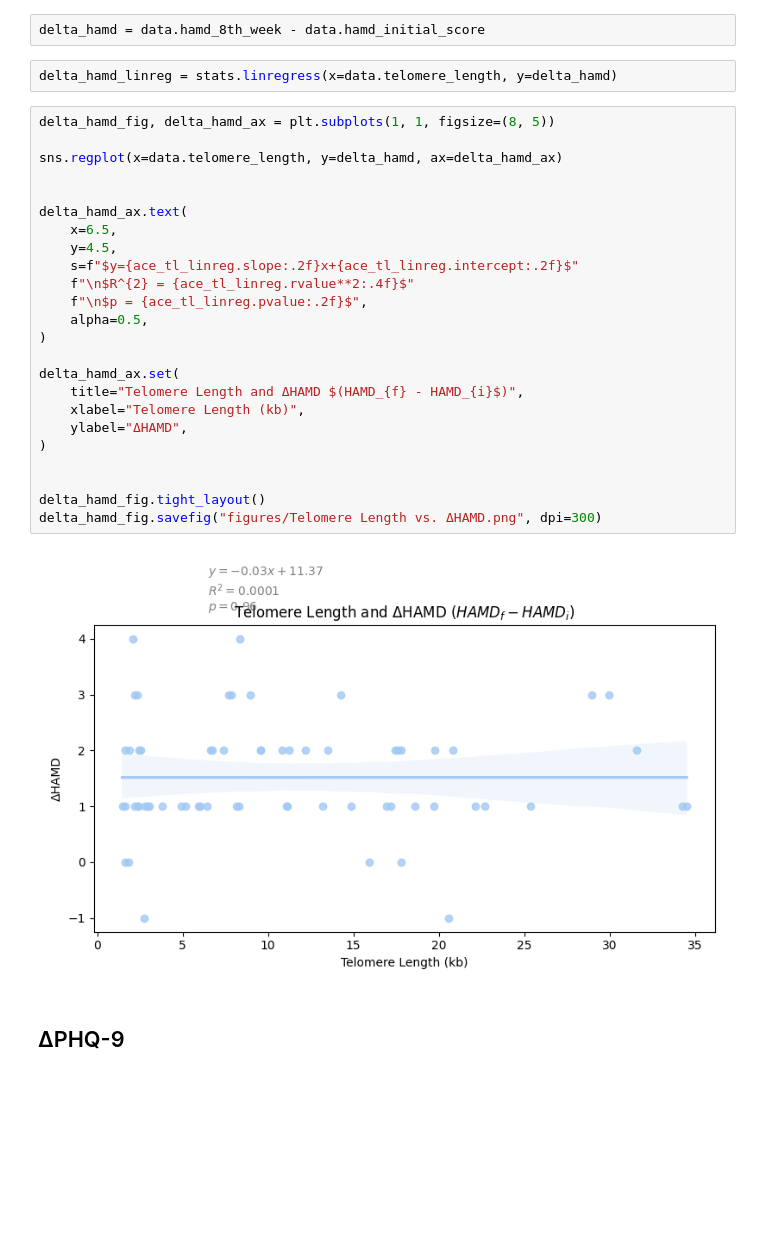
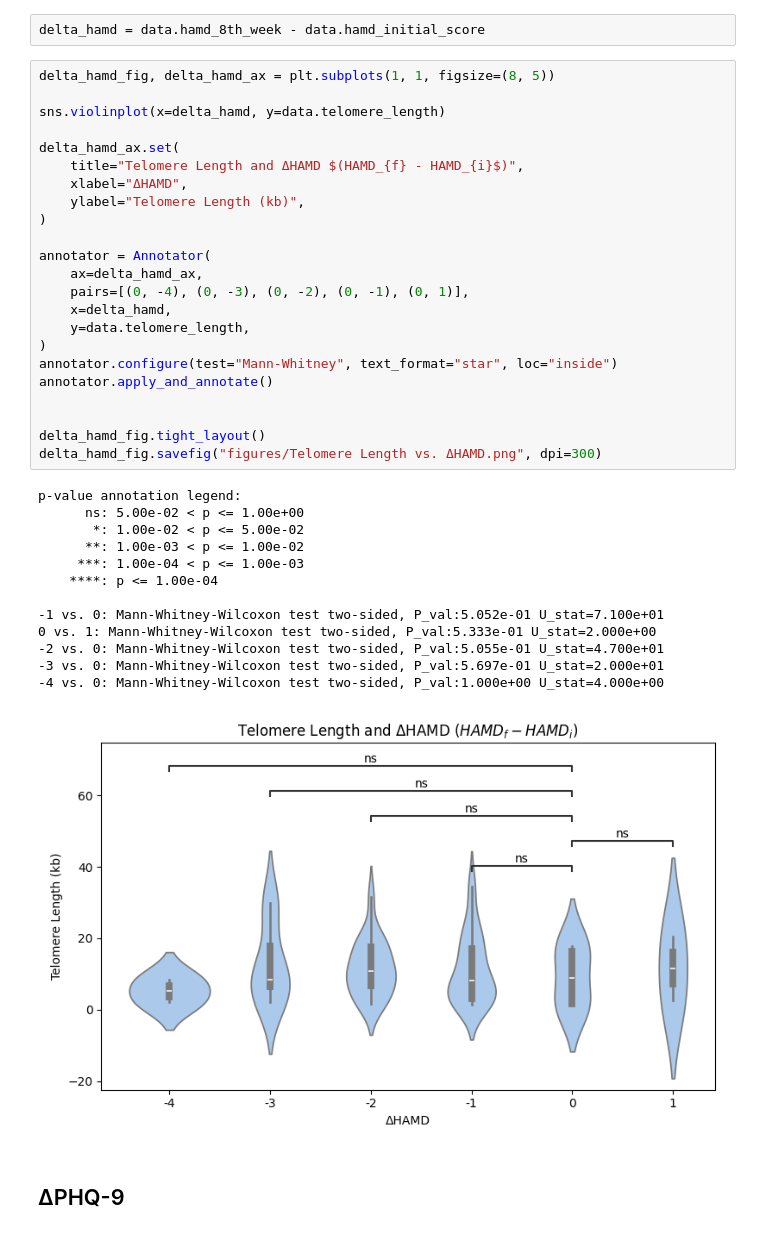
Before and after one commit to akaeii/telomere-mental-health, a Jupyter notebook: exploratory_data_analysis.ipynb, the cells around one changed output. Cells and saved outputs as stored; diff of their text form; blank space fills up the shorter version.

Commit message:
Updated ΔHAMD analysis from regression to group comparison analysis.

```diff
--- a/exploratory_data_analysis.ipynb
+++ b/exploratory_data_analysis.ipynb
@@ -586,33 +586,42 @@ ace_tl_fig.savefig(
 <h2>ΔHAMD</h2>
 # %%
 delta_hamd = data.hamd_8th_week - data.hamd_initial_score
-# %%
-delta_hamd_linreg = stats.linregress(x=data.telomere_length, y=delta_hamd)
 # %%
 delta_hamd_fig, delta_hamd_ax = plt.subplots(1, 1, figsize=(8, 5))
 
-sns.regplot(x=data.telomere_length, y=delta_hamd, ax=delta_hamd_ax)
-
-
-delta_hamd_ax.text(
-    x=6.5,
-    y=4.5,
-    s=f"$y={ace_tl_linreg.slope:.2f}x+{ace_tl_linreg.intercept:.2f}$"
-    f"\n$R^{2} = {ace_tl_linreg.rvalue**2:.4f}$"
-    f"\n$p = {ace_tl_linreg.pvalue:.2f}$",
-    alpha=0.5,
-)
+sns.violinplot(x=delta_hamd, y=data.telomere_length)
 
 delta_hamd_ax.set(
     title="Telomere Length and ΔHAMD $(HAMD_{f} - HAMD_{i}$)",
-    xlabel="Telomere Length (kb)",
-    ylabel="ΔHAMD",
+    xlabel="ΔHAMD",
+    ylabel="Telomere Length (kb)",
 )
+
+annotator = Annotator(
+    ax=delta_hamd_ax,
+    pairs=[(0, -4), (0, -3), (0, -2), (0, -1), (0, 1)],
+    x=delta_hamd,
+    y=data.telomere_length,
+)
+annotator.configure(test="Mann-Whitney", text_format="star", loc="inside")
+annotator.apply_and_annotate()
 
 
 delta_hamd_fig.tight_layout()
 delta_hamd_fig.savefig("figures/Telomere Length vs. ΔHAMD.png", dpi=300)
 # %% [output]
+p-value annotation legend:
+      ns: 5.00e-02 < p <= 1.00e+00
+       *: 1.00e-02 < p <= 5.00e-02
+      **: 1.00e-03 < p <= 1.00e-02
+     ***: 1.00e-04 < p <= 1.00e-03
+    ****: p <= 1.00e-04
+
+-1 vs. 0: Mann-Whitney-Wilcoxon test two-sided, P_val:5.052e-01 U_stat=7.100e+01
+0 vs. 1: Mann-Whitney-Wilcoxon test two-sided, P_val:5.333e-01 U_stat=2.000e+00
+-2 vs. 0: Mann-Whitney-Wilcoxon test two-sided, P_val:5.055e-01 U_stat=4.700e+01
+-3 vs. 0: Mann-Whitney-Wilcoxon test two-sided, P_val:5.697e-01 U_stat=2.000e+01
+-4 vs. 0: Mann-Whitney-Wilcoxon test two-sided, P_val:1.000e+00 U_stat=4.000e+00
-[figure, old version]
+[figure, new version]
 # %% [markdown]
 <h2>ΔPHQ-9</h2>
```
Also changed, not shown: parts of 1 cell of this notebook.
